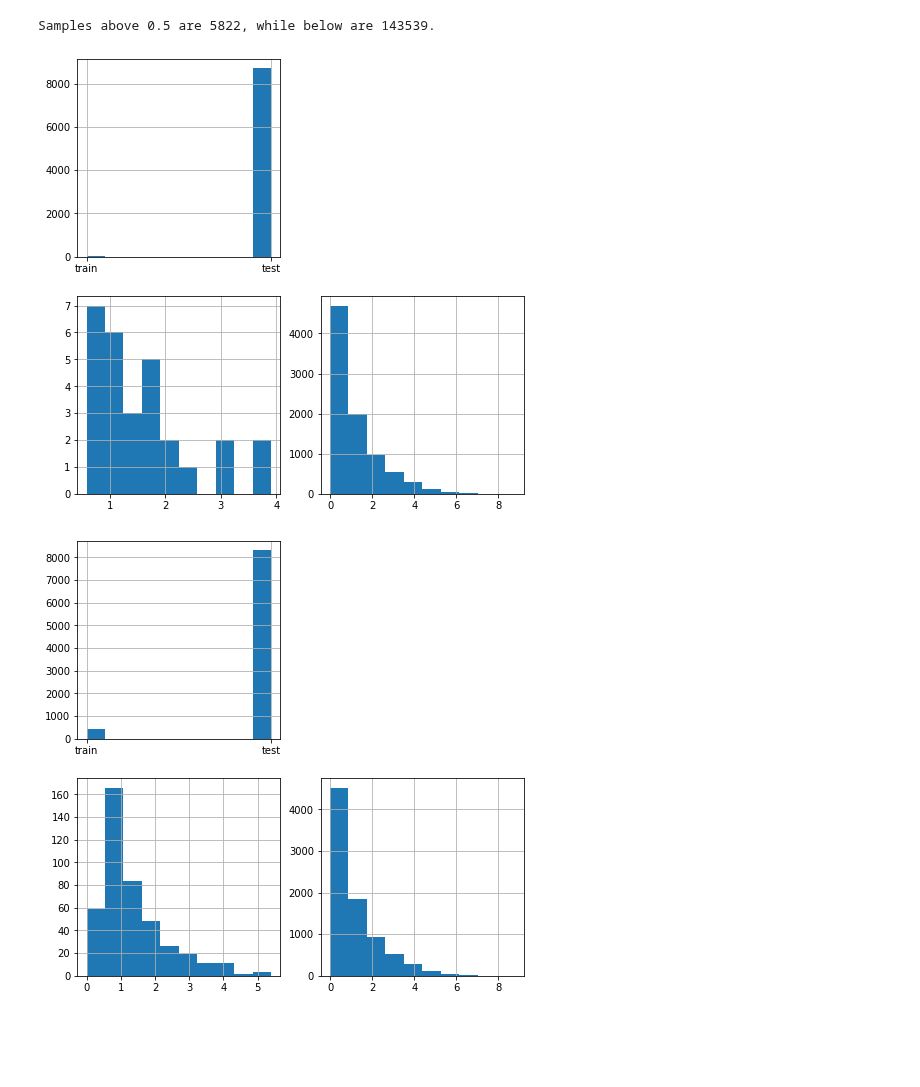
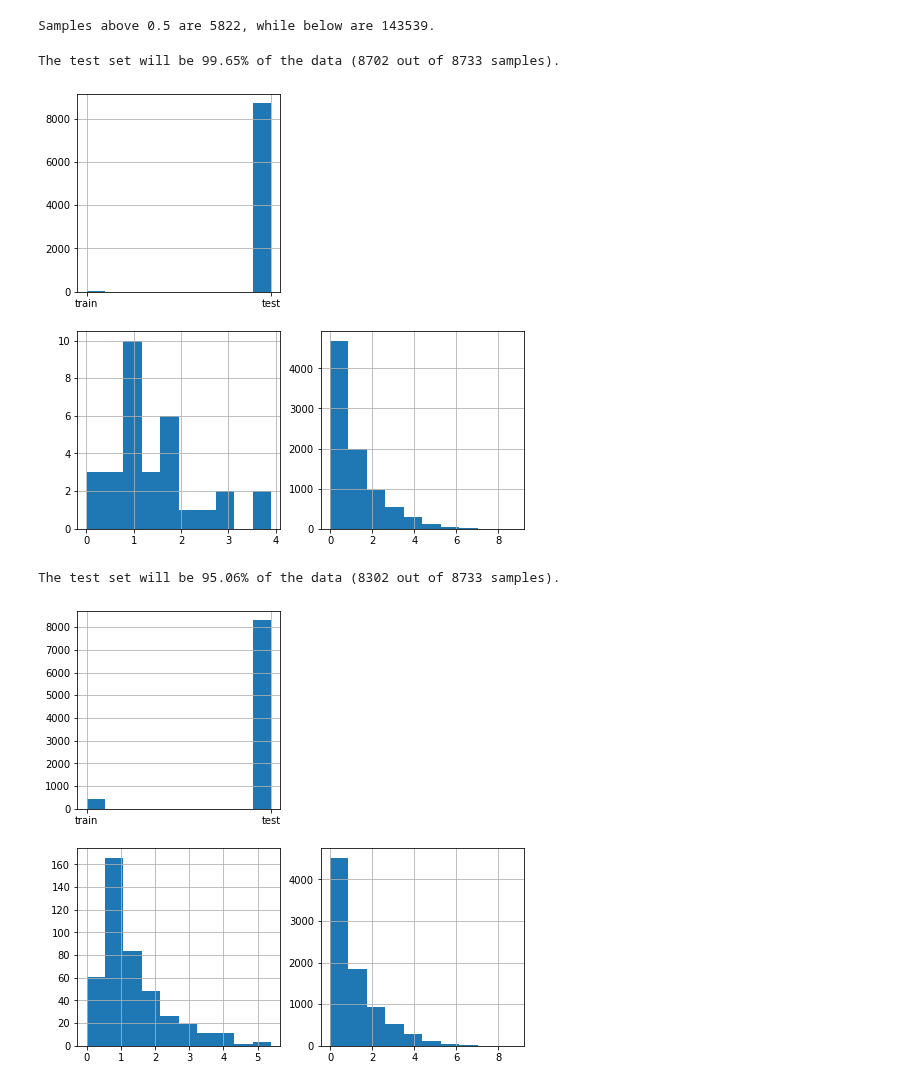
Before and after one commit to J-SNACKKB/FLIP, a Jupyter notebook: collect_splits/3_gb1.ipynb, the cells around one changed output. Cells and saved outputs as stored; diff of their text form; code cells hidden in the pictures; blank space fills up the shorter version.

Commit message:
add val. standardize plotting. simplify notebooks

```diff
--- a/collect_splits/3_gb1.ipynb
+++ b/collect_splits/3_gb1.ipynb
@@ -197,34 +199,52 @@ keep_mask = four_mutations_data.query('keep == True')
 # %%
 # split 1: train on single mutants (and WT), test on everything else
 four_mutations_data['one_vs_rest'] = keep_mask.HD.apply(lambda x: "train" if x <= 1 else "test")
 
-fig, ax = plt.subplots(nrows=2, ncols=2, figsize=(8, 8))
-four_mutations_data['one_vs_rest'].hist(ax=ax[0,0])
-four_mutations_data.query('one_vs_rest=="train"')['Fitness'].hist(ax=ax[1,0])
-four_mutations_data.query('one_vs_rest=="test"')['Fitness'].hist(ax=ax[1,1])
-ax[0,1].set_visible(False)
+# Plot statistics of split
+plot_data_statistics(four_mutations_data, 'one_vs_rest', 'Fitness')
 
 # Randomly pick 10% of train for validation
 train_indices = four_mutations_data.query('one_vs_rest=="train"').index
 _, val_indices = train_test_split(train_indices, test_size=0.1, random_state=11)
 four_mutations_data.loc[val_indices, 'one_vs_rest_validation'] = True
+
+# Store split
+four_mutations_set_1 = four_mutations_data.rename({
+    'Fitness': 'target',
+    'one_vs_rest': 'set',
+    'one_vs_rest_validation': 'validation'
+}, axis=1)
+
+four_mutations_set_1.query('keep == True')[
+    ['sequence', 'target', 'set']
+].to_csv(split_path / 'splits' / "one_vs_rest.csv", index=False)
 # %% [output]
+The test set will be 99.65% of the data (8702 out of 8733 samples).
-[figure, old version]
+[figure, new version]
 # %%
 # split 2: train on single & double mutants (and WT), test on everything else
 four_mutations_data['two_vs_rest'] = keep_mask.HD.apply(lambda x: "train" if x <= 2 else "test")
 
-fig, ax = plt.subplots(nrows=2, ncols=2, figsize=(8, 8))
-four_mutations_data['two_vs_rest'].hist(ax=ax[0,0])
-four_mutations_data.query('two_vs_rest=="train"')['Fitness'].hist(ax=ax[1,0])
-four_mutations_data.query('two_vs_rest=="test"')['Fitness'].hist(ax=ax[1,1])
-ax[0,1].set_visible(False)
+# Plot statistics of split
+plot_data_statistics(four_mutations_data, 'two_vs_rest', 'Fitness')
 
 # Randomly pick 10% of train for validation
 train_indices = four_mutations_data.query('two_vs_rest=="train"').index
 _, val_indices = train_test_split(train_indices, test_size=0.1, random_state=11)
 four_mutations_data.loc[val_indices, 'two_vs_rest_validation'] = True
+
+# Store split
+four_mutations_set_2 = four_mutations_data.rename({
+    'Fitness': 'target',
+    'two_vs_rest': 'set',
+    'two_vs_rest_validation': 'validation'
+}, axis=1)
+
+four_mutations_set_2.query('keep == True')[
+    ['sequence', 'target', 'set']
+].to_csv(split_path / 'splits' / "two_vs_rest.csv", index=False)
 # %% [output]
+The test set will be 95.06% of the data (8302 out of 8733 samples).
 [figure]
 # %%
 # split 3: train on single, double & triple mutants (and WT), test on everything else
```
Also changed, not shown: parts of 5 cells of this notebook, 17 other files.
